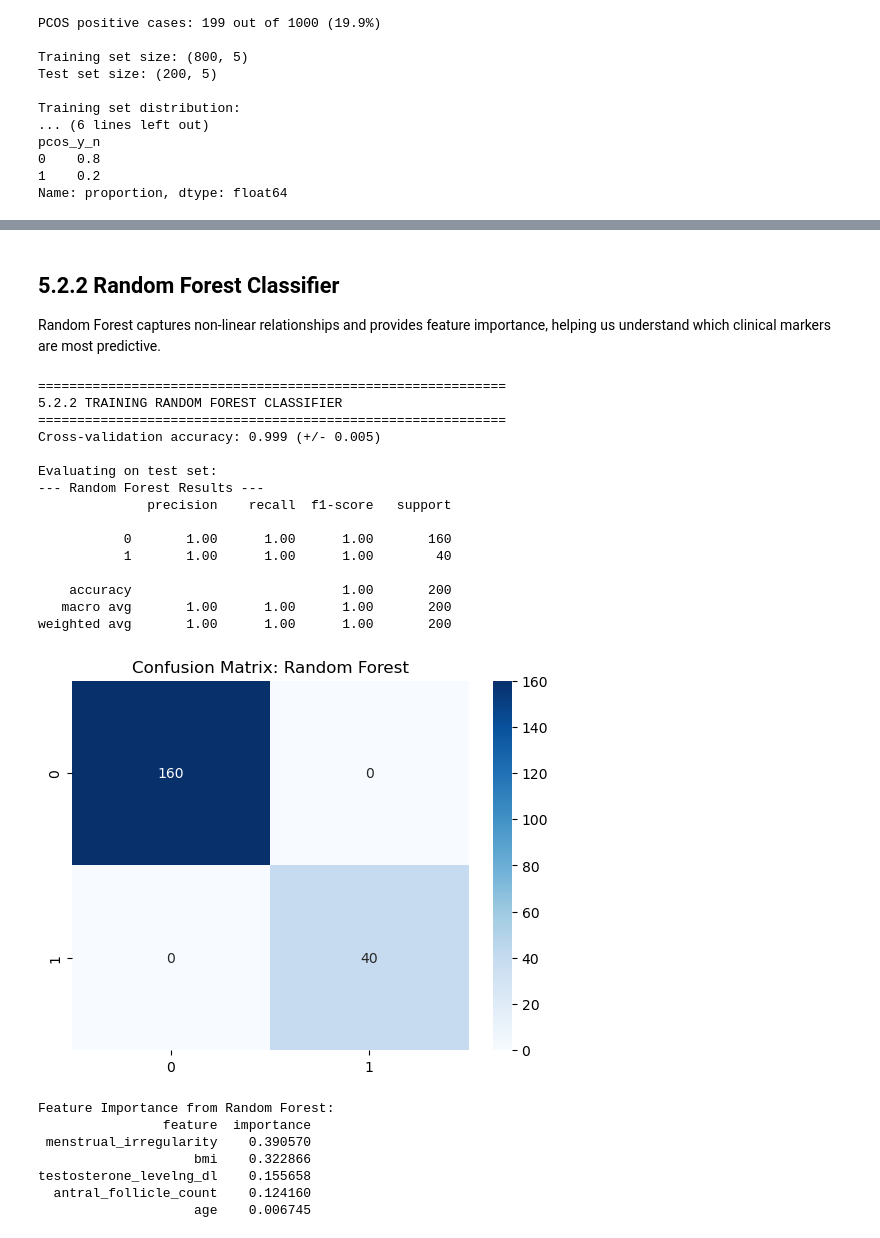
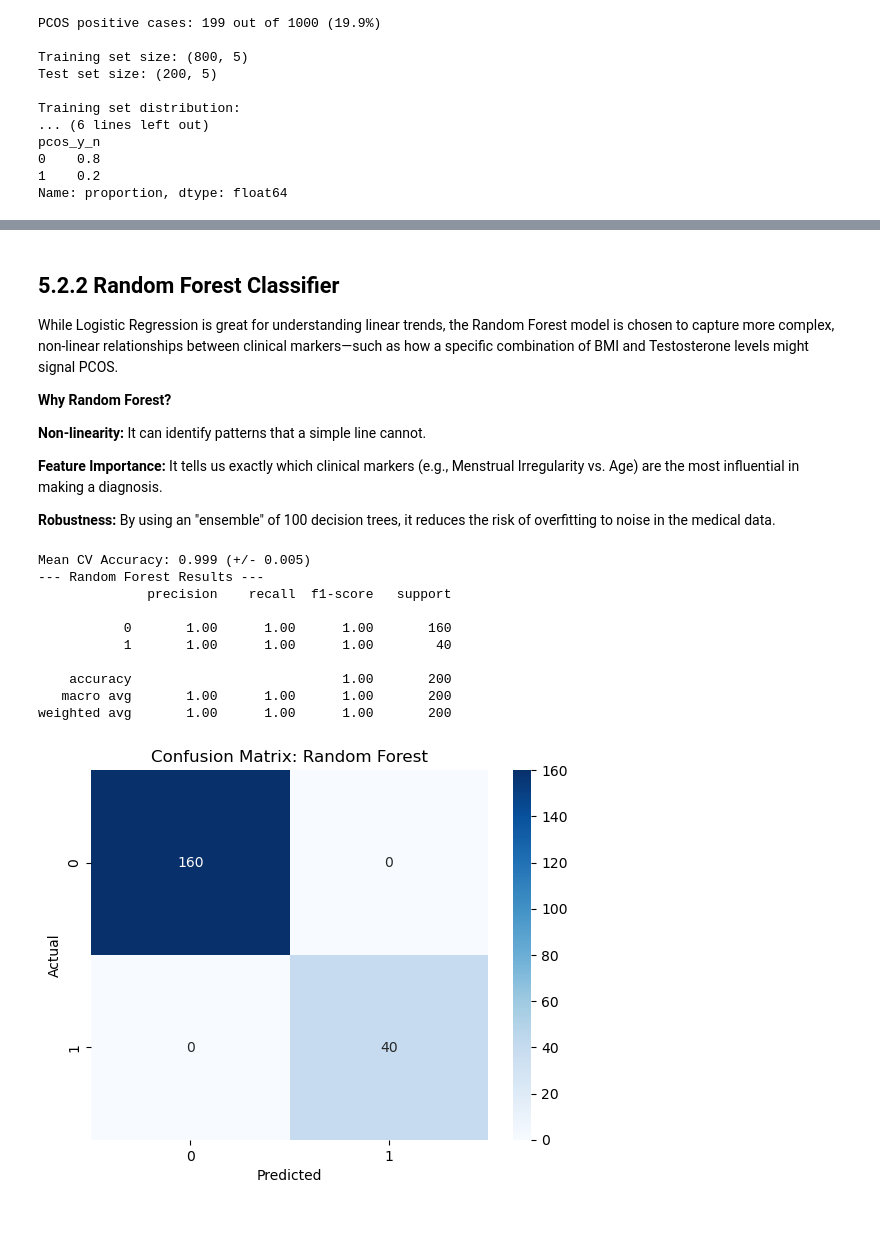
Before and after one commit to Skylar-Lorena/pcos-clinical-screening-ml, a Jupyter notebook: notebooks/pcos_analysis.ipynb, the cells around one changed output, grey strips where cells are left out. Saved outputs shown, nothing was run; the diff lists cells and outputs as text; code cells hidden in the pictures.

```diff
--- a/notebooks/pcos_analysis.ipynb
+++ b/notebooks/pcos_analysis.ipynb
@@ -224,79 +246,49 @@ weighted avg       0.93      0.88      0.89       200
 # %% [markdown]
 ## 5.2.2 Random Forest Classifier
 
-Random Forest captures non-linear relationships and provides feature importance, helping us understand which clinical markers are most predictive.
+While Logistic Regression is great for understanding linear trends, the Random Forest model is chosen to capture more complex, non-linear relationships between clinical markers—such as how a specific combination of BMI and Testosterone levels might signal PCOS.
+
+**Why Random Forest?**
+
+**Non-linearity:** It can identify patterns that a simple line cannot.
+
+**Feature Importance:** It tells us exactly which clinical markers (e.g., Menstrual Irregularity vs. Age) are the most influential in making a diagnosis.
+
+**Robustness:** By using an "ensemble" of 100 decision trees, it reduces the risk of overfitting to noise in the medical data.
 # %%
-print("\n" + "=" * 60)
-print("5.2.2 TRAINING RANDOM FOREST CLASSIFIER")
-print("=" * 60)
-
-# Random Forest pipeline
+# Random Forest pipeline (Scaling is not strictly required but kept for workflow consistency)
 pipe_rf = Pipeline(
     [
         (
             "classifier",
             RandomForestClassifier(
                 n_estimators=100,
                 max_depth=10,
                 min_samples_split=5,
                 random_state=42,
                 class_weight="balanced",
             ),
         )
     ]
 )
 
-# Train the model
+# Train and perform Cross-Validation
 pipe_rf.fit(X_train, y_train)
+cv_scores_rf = cross_val_score(pipe_rf, X_train, y_train, cv=5)
 
-# Cross-validation score
-cv_scores_rf = cross_val_score(pipe_rf, X_train, y_train, cv=5, scoring="accuracy")
-print(
-    f"Cross-validation accuracy: {cv_scores_rf.mean():.3f} (+/- {cv_scores_rf.std() * 2:.3f})"
-)
+print(f"Mean CV Accuracy: {cv_scores_rf.mean():.3f} (+/- {cv_scores_rf.std() * 2:.3f})")
 
-# Evaluate using our function
-print("\nEvaluating on test set:")
+# Evaluate on Test Set
 evaluate_pcos_model(pipe_rf, X_test, y_test, "Random Forest")
-
-# Feature importance (Random Forest advantage)
-if hasattr(pipe_rf.named_steps["classifier"], "feature_importances_"):
-    importances = pipe_rf.named_steps["classifier"].feature_importances_
-    feature_importance_df = pd.DataFrame(
-        {"feature": feature_columns, "importance": importances}
-    ).sort_values("importance", ascending=False)
-
-    print("\nFeature Importance from Random Forest:")
-    print(feature_importance_df.to_string(index=False))
-
-    # Plot feature importance
-    plt.figure(figsize=(10, 6))
-    sns.barplot(data=feature_importance_df, x="importance", y="feature")
-    plt.title("Feature Importances for PCOS Prediction (Random Forest)", fontsize=14)
-    plt.xlabel("Importance Score")
-    plt.tight_layout()
-    plt.show()
 # %% [output]
-============================================================
-5.2.2 TRAINING RANDOM FOREST CLASSIFIER
-============================================================
-Cross-validation accuracy: 0.999 (+/- 0.005)
-
-Evaluating on test set:
+Mean CV Accuracy: 0.999 (+/- 0.005)
 --- Random Forest Results ---
               precision    recall  f1-score   support
 
            0       1.00      1.00      1.00       160
            1       1.00      1.00      1.00        40
 
     accuracy                           1.00       200
    macro avg       1.00      1.00      1.00       200
 weighted avg       1.00      1.00      1.00       200
-[figure, old version]
+[figure, new version]
-Feature Importance from Random Forest:
-                feature  importance
- menstrual_irregularity    0.390570
-                    bmi    0.322866
-testosterone_levelng_dl    0.155658
-  antral_follicle_count    0.124160
-                    age    0.006745
```
Also changed, not shown: parts of 26 cells of this notebook, 2 other files.
